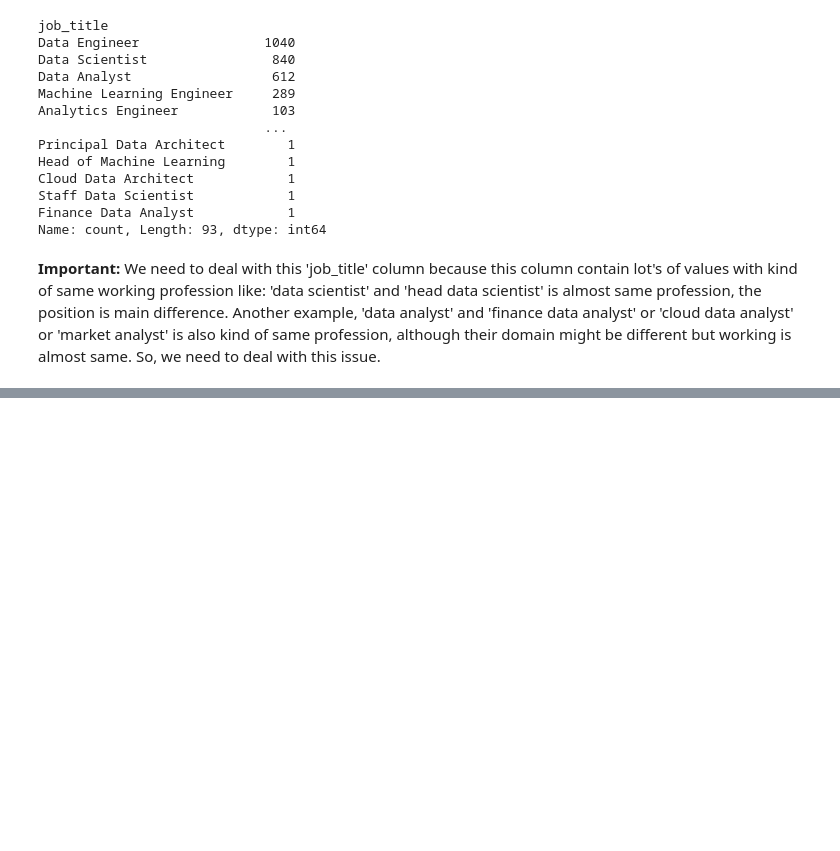
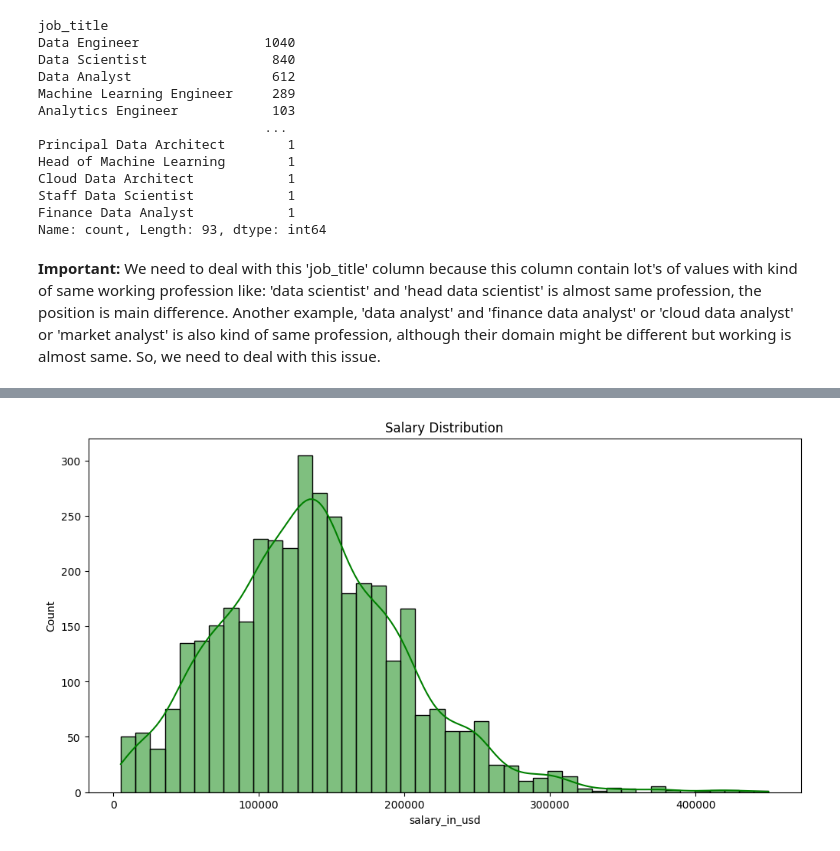
Before and after one commit to AnubhavYadavBCA25/Data-Professionals-Salaries-2020-to-2023-Analysis, a Jupyter notebook: Analysis.ipynb, the cells around one changed output, grey strips where cells are left out. Saved outputs shown, nothing was run; the diff lists cells and outputs as text; code cells hidden in the pictures; blank space fills up the shorter version.

```diff
--- a/Analysis.ipynb
+++ b/Analysis.ipynb
@@ -346,0 +435,8 @@ Name: count, dtype: int64
+# %%
+# Discribution of salary
+plt.figure(figsize=(12, 6))
+sns.histplot(df['salary_in_usd'], kde=True, color='green')
+plt.title('Salary Distribution')
+plt.show()
+# %% [output]
+[figure, added]
```
Also changed, not shown: parts of 18 cells of this notebook.
